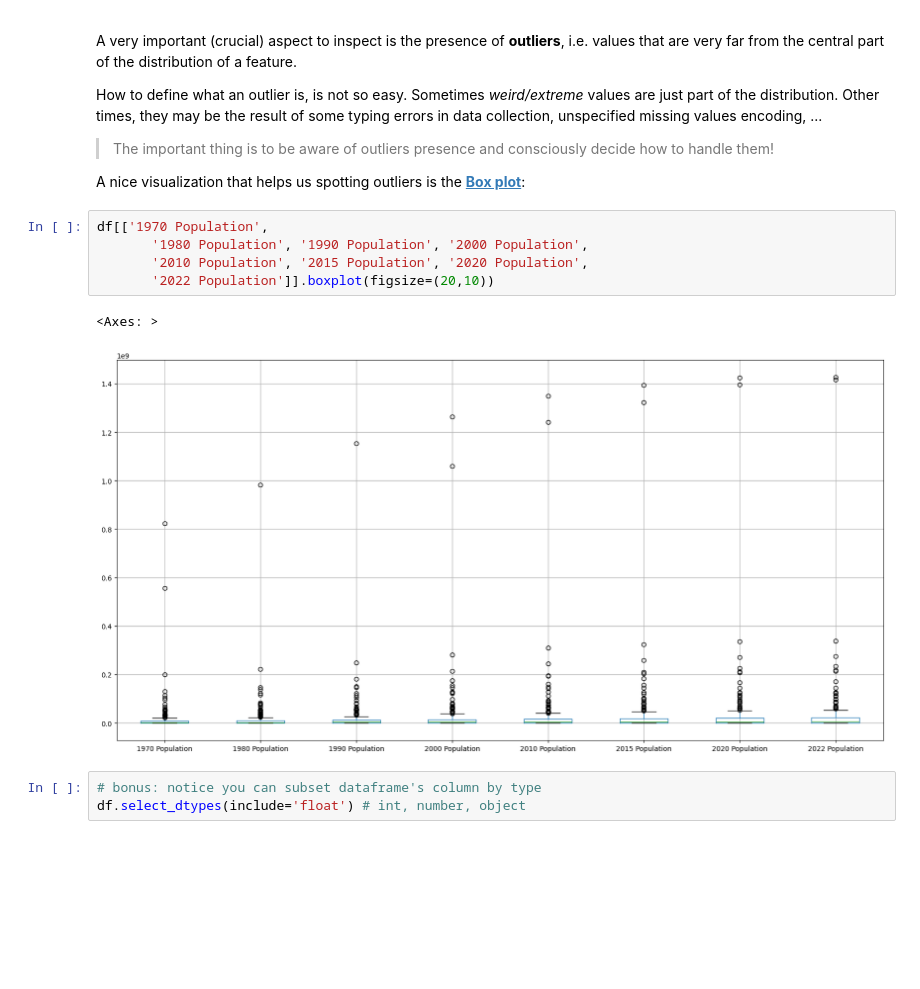
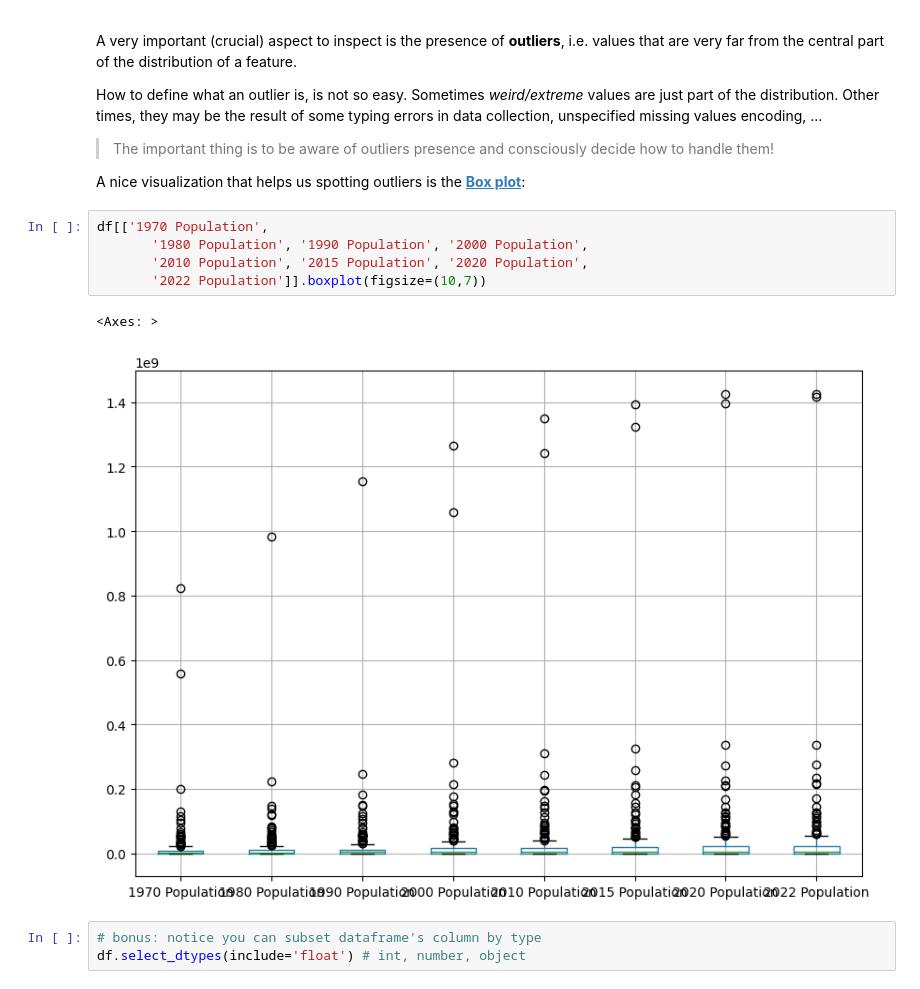
Before and after one commit to davide6556/AML, a Jupyter notebook: AMLBas2425_Handson4_Exploratory_Data_Analysis.ipynb, the cells around one changed output. Saved outputs shown, nothing was run; the diff lists cells and outputs as text; blank space fills up the shorter version.

```diff
--- a/AMLBas2425_Handson4_Exploratory_Data_Analysis.ipynb
+++ b/AMLBas2425_Handson4_Exploratory_Data_Analysis.ipynb
@@ -484,11 +484,11 @@ A nice visualization that helps us spotting outliers is the [**Box plot**](https
 # %%
 df[['1970 Population',
        '1980 Population', '1990 Population', '2000 Population',
        '2010 Population', '2015 Population', '2020 Population',
-       '2022 Population']].boxplot(figsize=(20,10))
+       '2022 Population']].boxplot(figsize=(10,7))
 # %% [output]
 <Axes: >
-[figure, old version]
+[figure, new version]
 # %%
 # bonus: notice you can subset dataframe's column by type
 df.select_dtypes(include='float') # int, number, object
```
